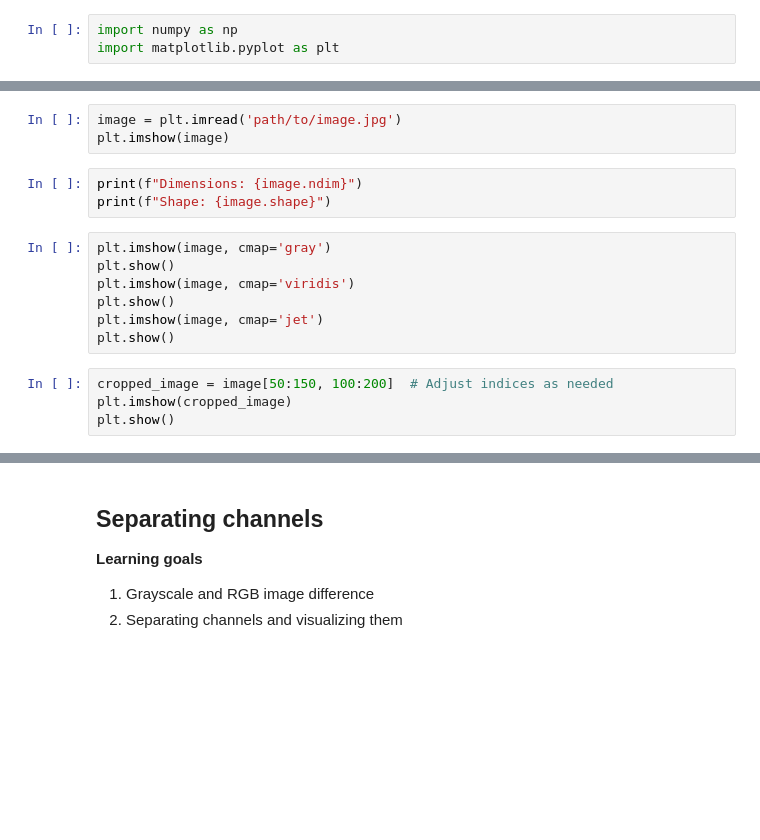
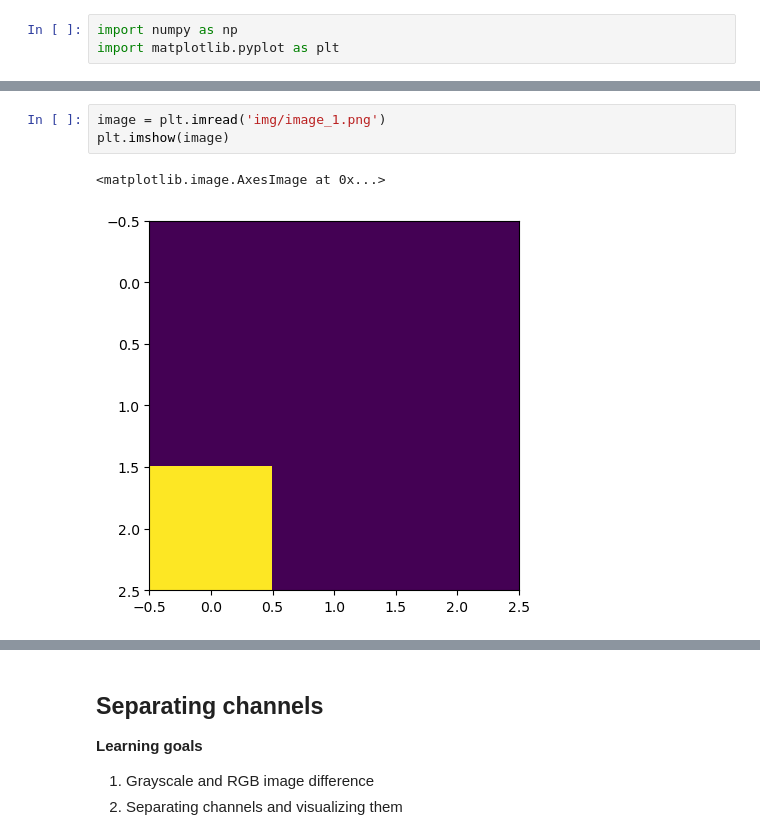
Before and after one commit to ibehave-ibots/Intro-To-Calcium-Imaging-Analysis, a Jupyter notebook: day1/1 Introduction to Numpy for Image Processing.ipynb, the cells around one changed output, grey strips where cells are left out. Drawn from its saved outputs; the diff is of its cells as text; blank space fills up the shorter version.

```diff
--- a/day1/1 Introduction to Numpy for Image Processing.ipynb
+++ b/day1/1 Introduction to Numpy for Image Processing.ipynb
@@ -13,17 +38,6 @@ import matplotlib.pyplot as plt
 # %%
-image = plt.imread('path/to/image.jpg')
+image = plt.imread('img/image_1.png')
 plt.imshow(image)
+# %% [output]
+<matplotlib.image.AxesImage at 0x...>
+[figure, added]
-# %%
-print(f"Dimensions: {image.ndim}")
-print(f"Shape: {image.shape}")
-# %%
-plt.imshow(image, cmap='gray')
-plt.show()
-plt.imshow(image, cmap='viridis')
-plt.show()
-plt.imshow(image, cmap='jet')
-plt.show()
-# %%
-cropped_image = image[50:150, 100:200]  # Adjust indices as needed
-plt.imshow(cropped_image)
-plt.show()
```
Also changed, not shown: parts of 28 cells of this notebook.
